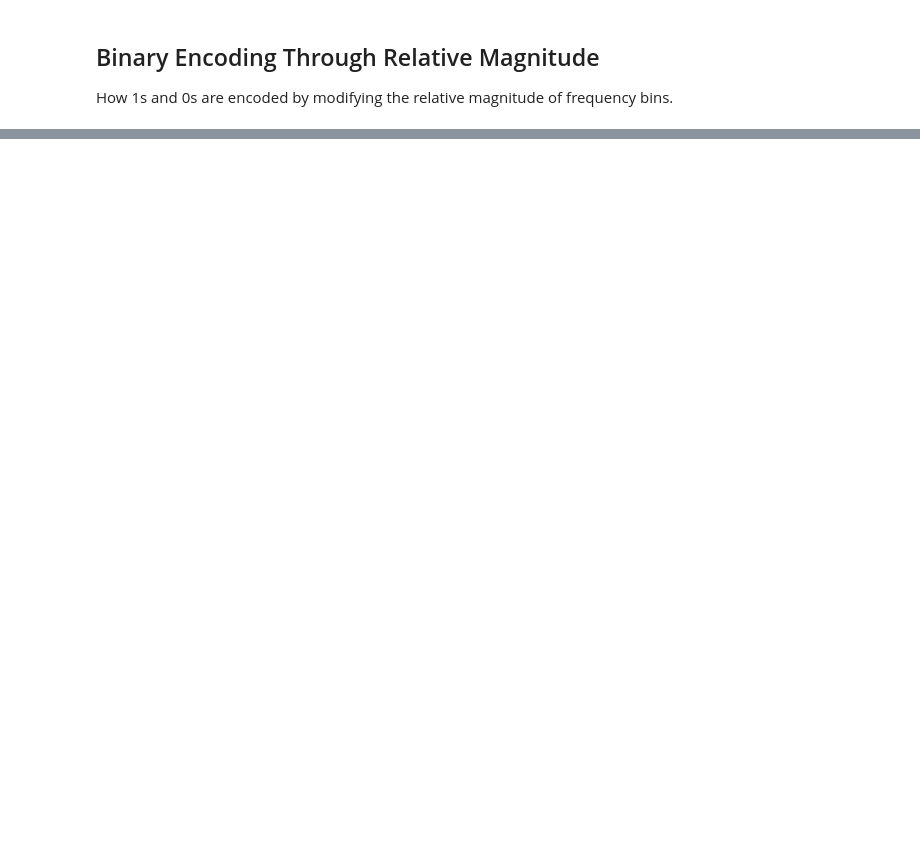
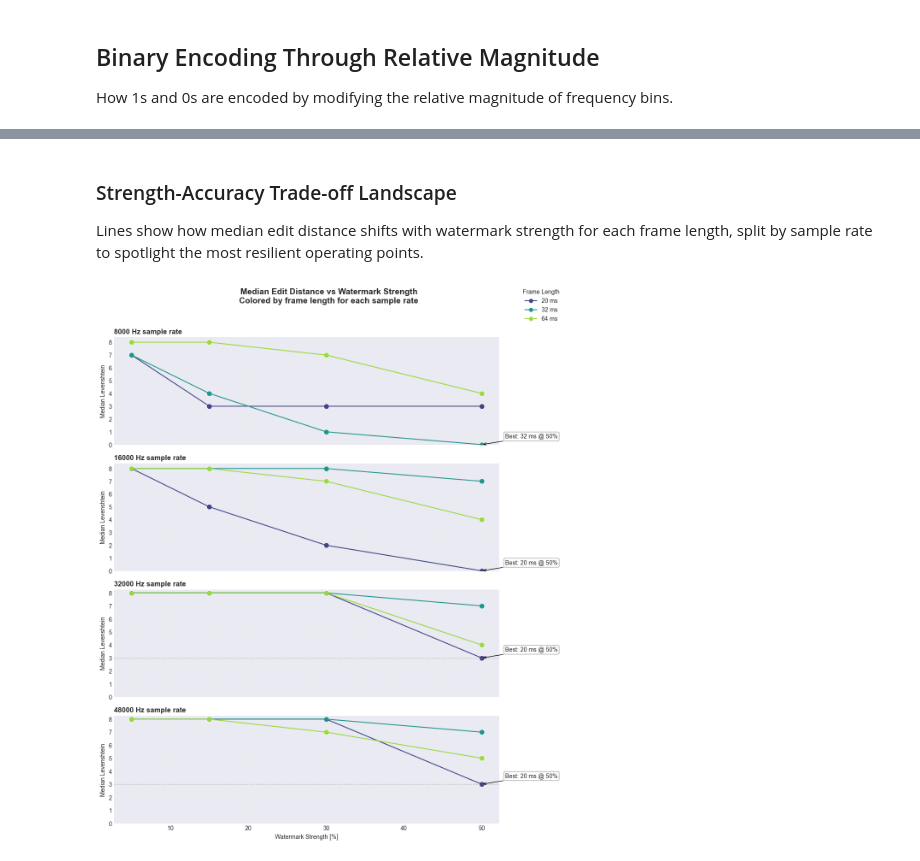
Before and after one commit to vivienhenz24/phys_15C_lab_proj, a Jupyter notebook: visuals/audio_visualization.ipynb, the cells around one changed output, grey strips where cells are left out. Cells and saved outputs as stored; diff of their text form; code cells hidden in the pictures; blank space fills up the shorter version.

```diff
--- a/visuals/audio_visualization.ipynb
+++ b/visuals/audio_visualization.ipynb
@@ -524,0 +729,51 @@ Example bins analysis (BLIND decoding):
+# %% [markdown]
+### Strength-Accuracy Trade-off Landscape
+Lines show how median edit distance shifts with watermark strength for each frame length, split by sample rate to spotlight the most resilient operating points.
+# %%
+if 'summary' not in globals() or summary.empty:
+    print('Summary table empty; run the aggregation cell first.')
+else:
+    unique_sample_rates = sorted(summary['Sample Rate [Hz]'].unique())
+    fig, axes = plt.subplots(len(unique_sample_rates), 1, sharex=True, figsize=(11, 3.2 * max(1, len(unique_sample_rates))))
+    if len(unique_sample_rates) == 1:
+        axes = np.array([axes])
+    for ax, sr in zip(axes, unique_sample_rates):
+        sr_data = summary[summary['Sample Rate [Hz]'] == sr]
+        if sr_data.empty or sr_data['median_lev'].isna().all():
+            ax.text(0.5, 0.5, 'No decoded trials', ha='center', va='center', transform=ax.transAxes)
+            ax.set_axis_off()
+            continue
+        frame_lengths = sorted(sr_data['Frame Length [ms]'].dropna().unique())
+        colors = plt.cm.viridis(np.linspace(0.2, 0.85, len(frame_lengths))) if frame_lengths else []
+        for color, frame_len in zip(colors, frame_lengths):
+            fl_data = sr_data[sr_data['Frame Length [ms]'] == frame_len].sort_values('Watermark Strength [%]')
+            ax.plot(fl_data['Watermark Strength [%]'], fl_data['median_lev'], marker='o', color=color, label=f'{int(frame_len)} ms')
+            ax.scatter(fl_data['Watermark Strength [%]'], fl_data['median_lev'], s=80, color=color, edgecolor='white', linewidth=0.7)
+        best_row = sr_data.loc[sr_data['median_lev'].idxmin()]
+        ax.axhline(best_row['median_lev'], color='gray', linestyle='--', linewidth=1, alpha=0.4)
+        ax.annotate(
+            f"Best: {int(best_row['Frame Length [ms]'])} ms @ {int(best_row['Watermark Strength [%]'])}%",
+            xy=(best_row['Watermark Strength [%]'], best_row['median_lev']),
+            xytext=(best_row['Watermark Strength [%]'] + 3, best_row['median_lev'] + 0.5),
+            arrowprops=dict(arrowstyle='->', color='black', linewidth=1),
+            fontsize=10,
+            bbox=dict(boxstyle='round,pad=0.25', fc='white', ec='gray', alpha=0.7)
+        )
+        ax.set_title(f"{int(sr)} Hz sample rate", loc='left', fontsize=12, fontweight='bold')
+        ax.set_ylabel('Median Levenshtein')
+        ax.set_ylim(bottom=0)
+        ax.grid(alpha=0.2, linestyle='--')
+    axes[-1].set_xlabel('Watermark Strength [%]')
+    handles, labels = axes[0].get_legend_handles_labels()
+    if handles:
+        fig.legend(handles, labels, loc='upper right', title='Frame Length')
+    fig.suptitle(
+        'Median Edit Distance vs Watermark Strength\nColored by frame length for each sample rate',
+        fontsize=14,
+        fontweight='bold',
+        y=1.02
+    )
+    plt.tight_layout()
+    plt.show()
+# %% [output]
+[figure, added]
```
Also changed, not shown: parts of 10 cells of this notebook, 46 other files.
